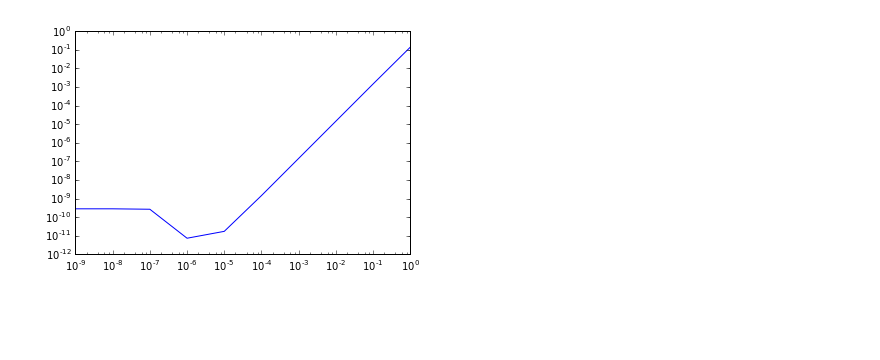
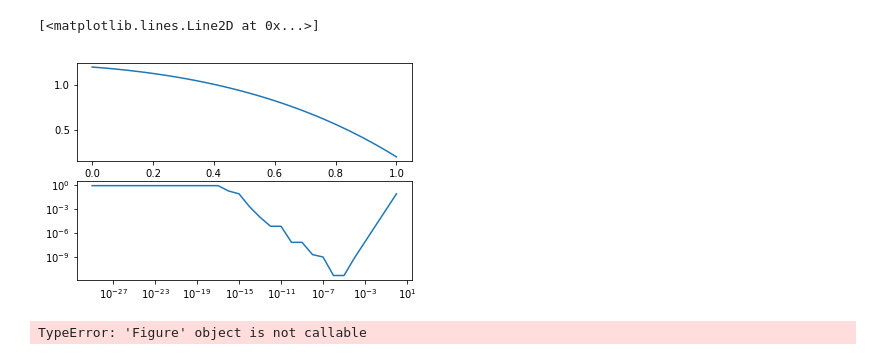
Before and after one commit to hektor-monteiro/python-notebooks, a Jupyter notebook: aula-9.ipynb, the cells around one changed output. Cells and saved outputs as stored; diff of their text form; code cells hidden in the pictures; blank space fills up the shorter version.

```diff
--- a/aula-9.ipynb
+++ b/aula-9.ipynb
@@ -19,30 +47,36 @@ $$R={{-f^{{(3)}}(c)} \over {6}}h^{2}$$
 # %%
 %matplotlib inline
-
+import matplotlib.pyplot as plt
 import numpy as np
-import matplotlib.pyplot as plt
 
 def f(x):
     return -(0.1*x**4)-(0.15*x**3)-(0.5*x**2)-(0.25*x)+1.2
     #return np.sin(x)
 
 def df(x):
     return (-0.4*x**3)-(0.45*x**2)-(1.0*x)-0.25
     #return np.cos(x)
 
-x = 0.5
-n = 10
+x = np.linspace(0,1,100)
+x0 = 0.5
+n = 30
 
 h = np.zeros(n,float)
 err = np.zeros(n,float)
 
 for i in range(n):
     h[i] = float(10**(-i))
-    dfnum = (f(x+h[i])-f(x-h[i]))/(2*h[i])
-    dftrue = df(x)
+    dfnum = (f(x0+h[i]/2.)-f(x0-h[i]/2.))/(h[i])
+    dftrue = df(x0)
     err[i] = np.abs(dfnum-dftrue)
 
-plt.loglog(h,err)
-plt.show()
+fig, ax = plt.subplots(2)
+ax[0].plot(x,f(x))
+ax[1].loglog(h,err)
 # %% [output]
+[<matplotlib.lines.Line2D at 0x...>]
-[figure, old version]
+[figure, new version]
+# %%
+plt.scatter(x,f(x))
+# %% [output]
+TypeError: 'Figure' object is not callable
```
Also changed, not shown: parts of 5 cells of this notebook.
